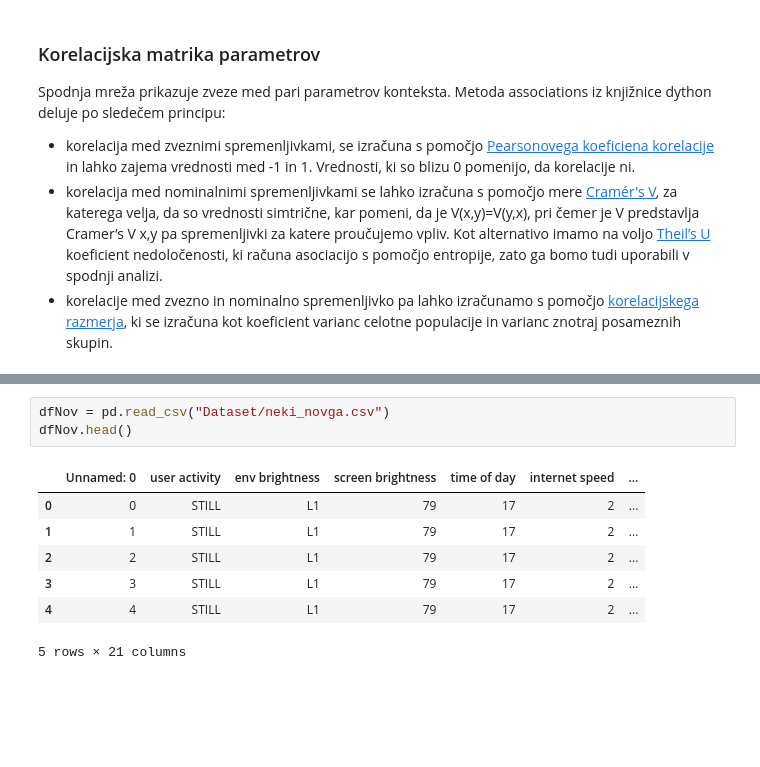
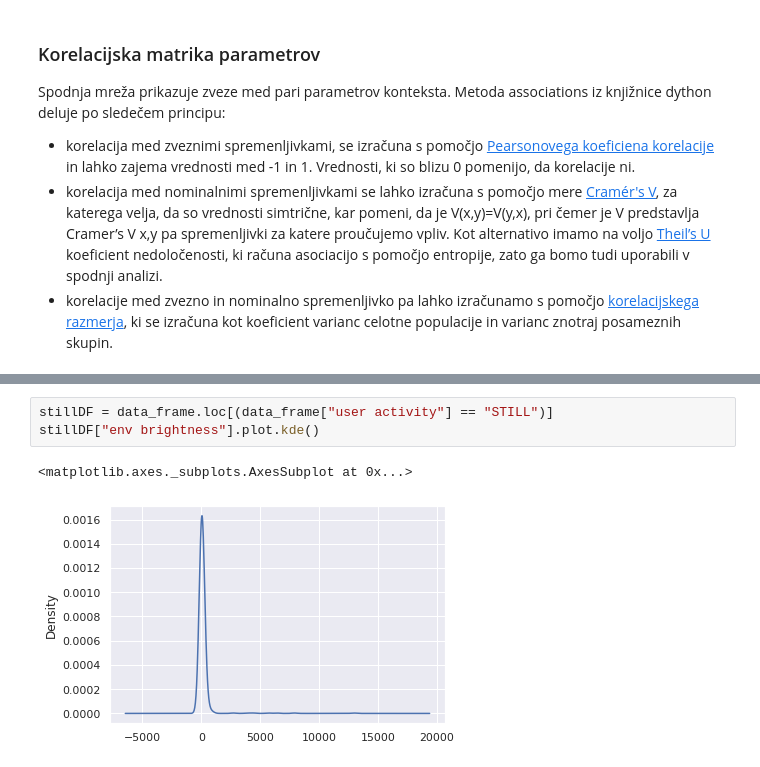
Before and after one commit to emir7/SmartNewsReaderDiploma, a Jupyter notebook: DeskriptivnaAnaliza.ipynb, the cells around one changed output, grey strips where cells are left out. Saved outputs shown, nothing was run; the diff lists cells and outputs as text; blank space fills up the shorter version.

```diff
--- a/DeskriptivnaAnaliza.ipynb
+++ b/DeskriptivnaAnaliza.ipynb
@@ -982,11 +982,6 @@ Set the environment variable OUTDATED_IGNORE=1 to disable these warnings.
-# %%
-dfNov = pd.read_csv("Dataset/neki_novga.csv")
-dfNov.head()
-# %% [output]
-|  | Unnamed: 0 | user activity | env brightness | screen brightness | time of day | internet speed | ... |
-| 0 | 0 | STILL | L1 | 79 | 17 | 2 | ... |
-| 1 | 1 | STILL | L1 | 79 | 17 | 2 | ... |
-| 2 | 2 | STILL | L1 | 79 | 17 | 2 | ... |
-| 3 | 3 | STILL | L1 | 79 | 17 | 2 | ... |
-| 4 | 4 | STILL | L1 | 79 | 17 | 2 | ... |
-5 rows × 21 columns
+# %%
+stillDF = data_frame.loc[(data_frame["user activity"] == "STILL")]
+stillDF["env brightness"].plot.kde()
+# %% [output]
+<matplotlib.axes._subplots.AxesSubplot at 0x...>
+[figure, added]
```
Also changed, not shown: parts of 25 cells of this notebook.
